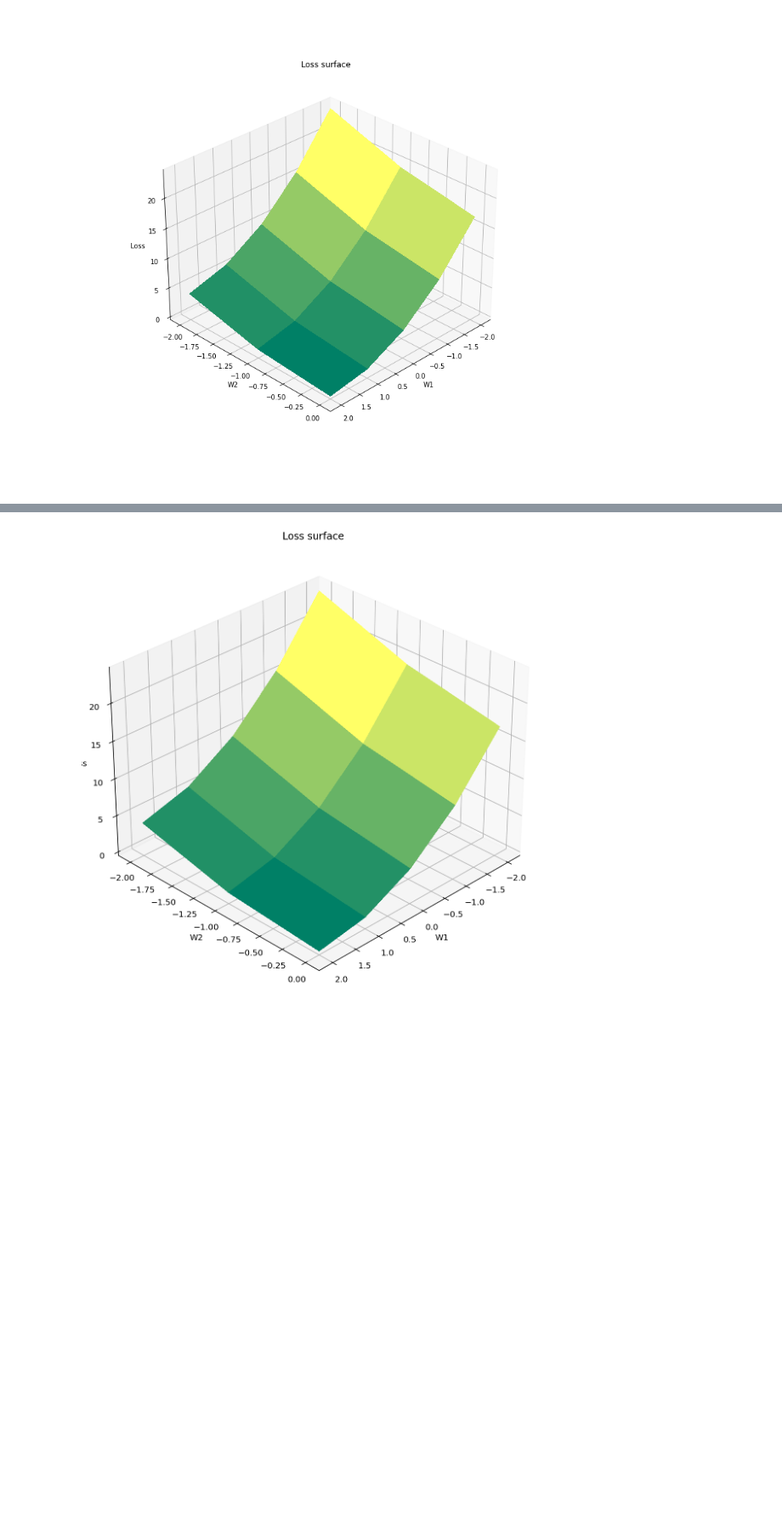
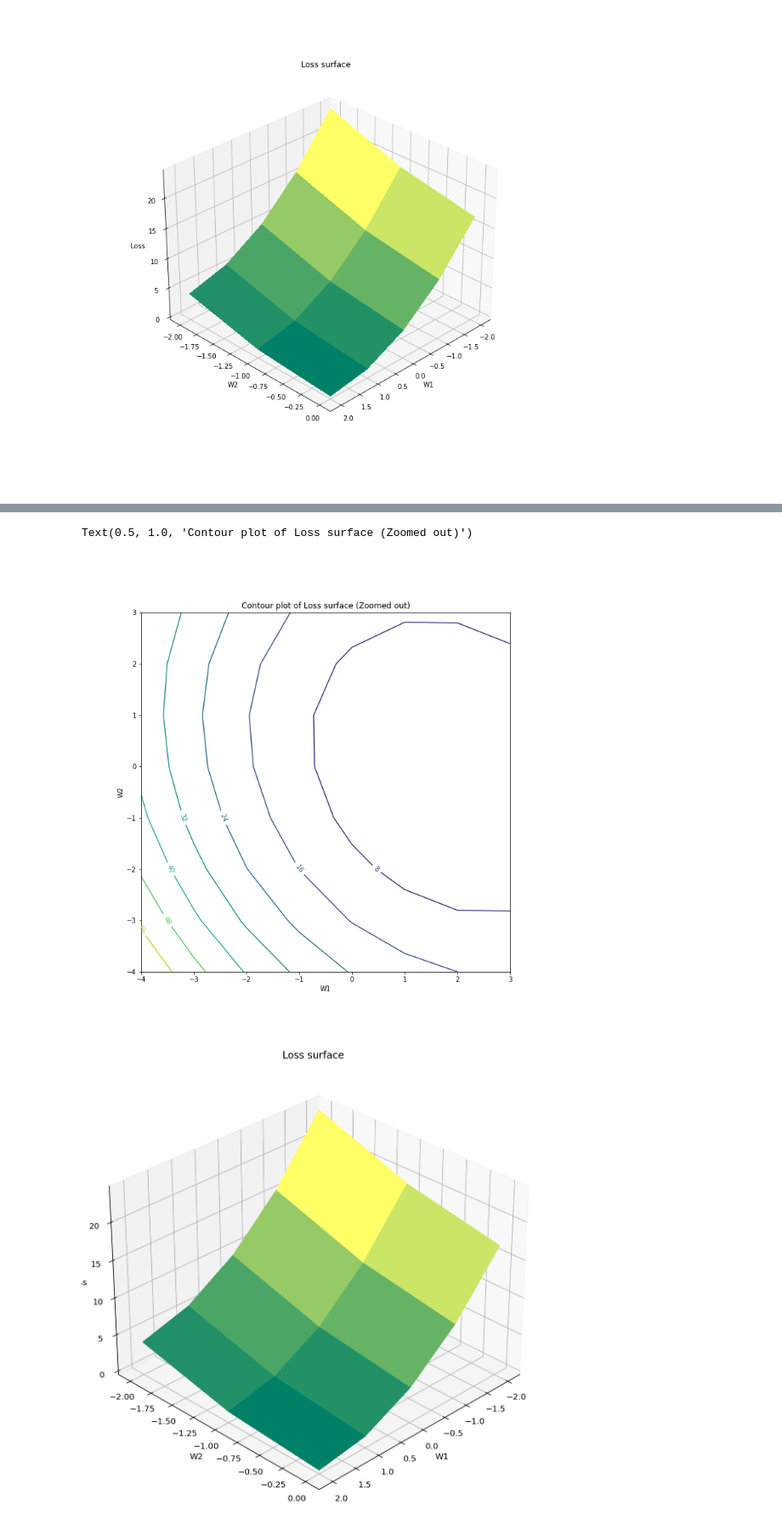
Before and after one commit to pabloschwarzenberg/CINF104, a Jupyter notebook: optim/optim.ipynb, the cells around one changed output, grey strips where cells are left out. Shown: that part at 85% size. Cells and saved outputs as stored; diff of their text form; code cells hidden in the pictures; blank space fills up the shorter version.

```diff
--- a/optim/optim.ipynb
+++ b/optim/optim.ipynb
@@ -142,3 +156,22 @@ Text(0.5, 0.92, 'Loss surface')
+# %%
+W1=np.arange(-4,4,1)
+W2=np.arange(-4,4,1)
+W1, W2 = np.meshgrid(W1, W2)
+N=len(x)
+L=pow(y[0]-(W1*x[0]+W2),2)
+for i in range(1,N):
+    L=L+pow(y[i]-(W1*x[i]+W2),2)
+L=L/N
+fig, axes = plt.subplots(1,1)
+fig.set_size_inches(10, 10)
+contours = axes.contour(W1, W2, L)
+axes.clabel(contours, inline=1, fontsize=10)
+axes.set_xlabel('W1')
+axes.set_ylabel('W2')
+plt.title("Contour plot of Loss surface (Zoomed out)")
+# %% [output]
+Text(0.5, 1.0, 'Contour plot of Loss surface (Zoomed out)')
+[figure, added]
 # %%
 %matplotlib inline
 # %% [output]
```
Also changed, not shown: parts of 5 cells of this notebook.
